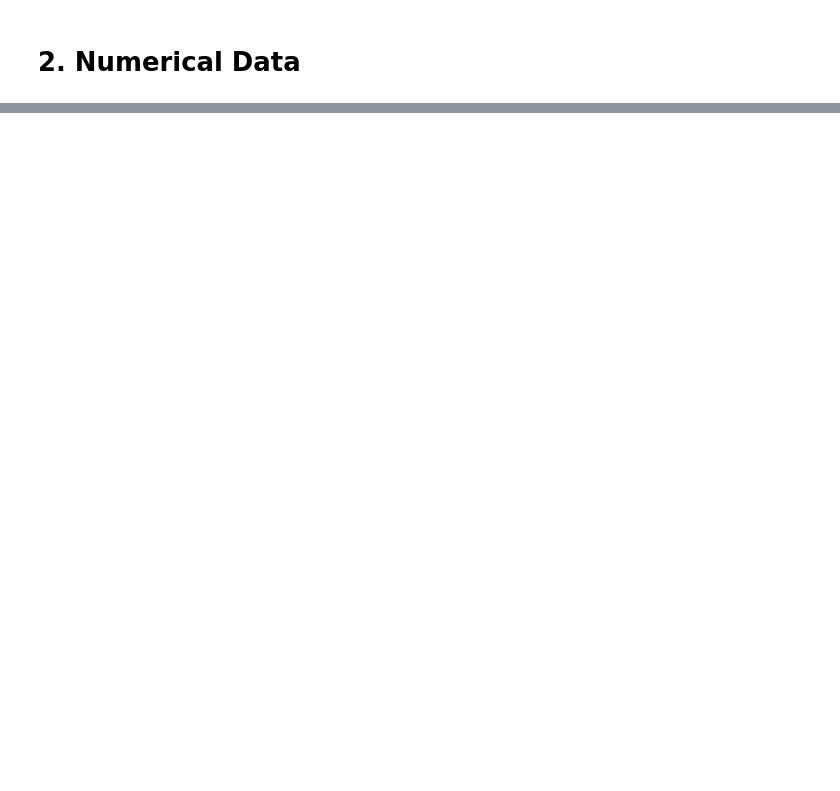
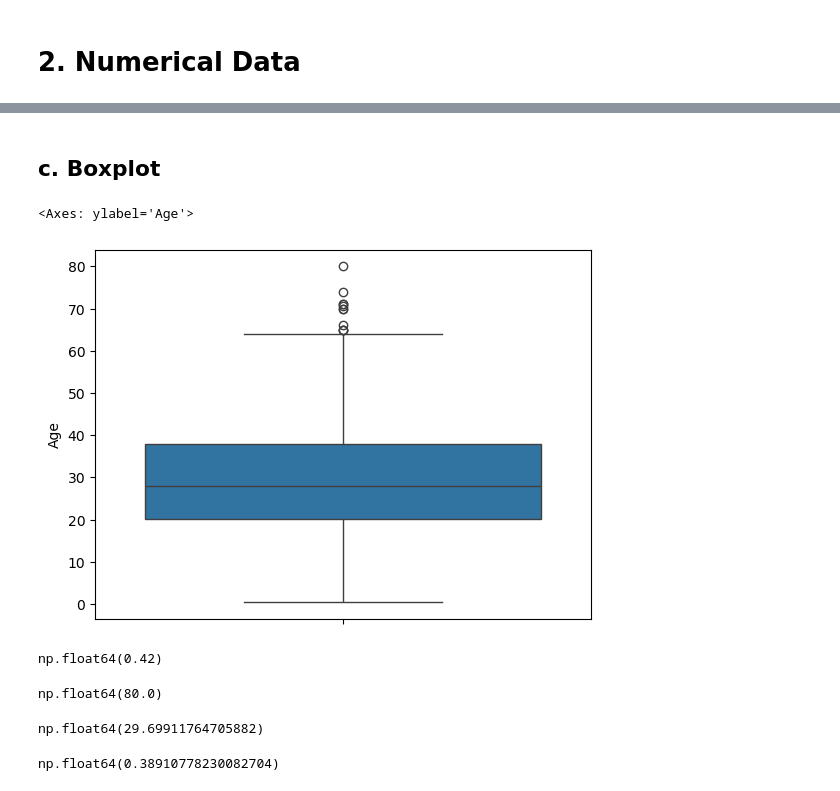
Before and after one commit to SparksFlash/100-days-of-machine-learning, a Jupyter notebook: Day20-univariate-analysis/day20.ipynb, the cells around one changed output, grey strips where cells are left out. Saved outputs shown, nothing was run; the diff lists cells and outputs as text; code cells hidden in the pictures; blank space fills up the shorter version.

```diff
--- a/Day20-univariate-analysis/day20.ipynb
+++ b/Day20-univariate-analysis/day20.ipynb
@@ -52,0 +53,23 @@ df['Sex'].value_counts().plot(kind='pie',autopct='%.2f')
+# %% [markdown]
+## c. Boxplot
+# %%
+sns.boxplot( df['Age'])
+# %% [output]
+<Axes: ylabel='Age'>
+[figure, added]
+# %%
+df['Age'].min()
+# %% [output]
+np.float64(0.42)
+# %%
+df['Age'].max()
+# %% [output]
+np.float64(80.0)
+# %%
+df['Age'].mean()
+# %% [output]
+np.float64(29.69911764705882)
+# %%
+df['Age'].skew()
+# %% [output]
+np.float64(0.38910778230082704)
```
Also changed, not shown: parts of 11 cells of this notebook.
